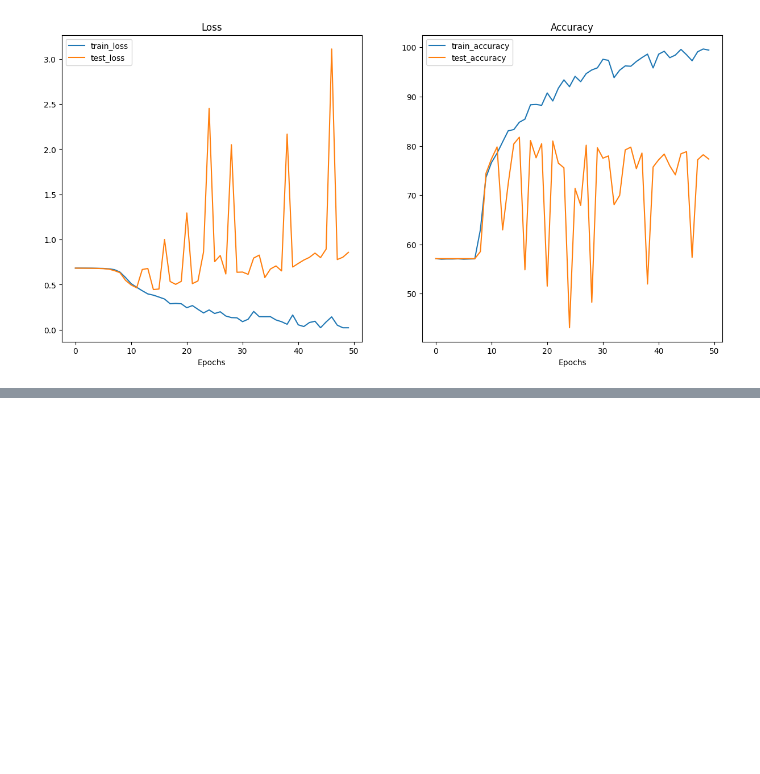
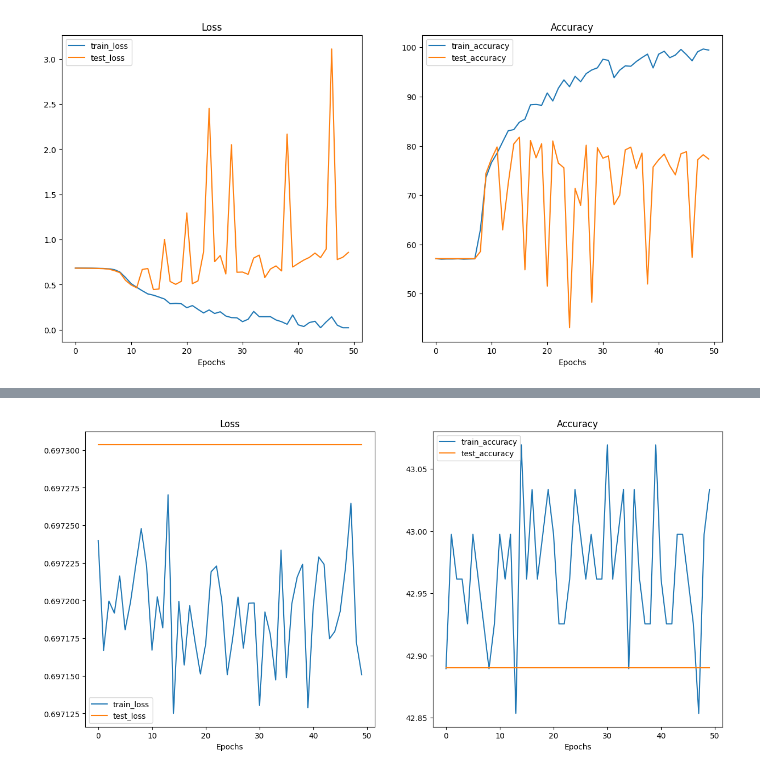
Before and after one commit to Adarsh0047/Machine-Learning-Classification, a Jupyter notebook: neural_nets/02_train_networks.ipynb, the cells around one changed output, grey strips where cells are left out. Saved outputs shown, nothing was run; the diff lists cells and outputs as text; code cells hidden in the pictures; blank space fills up the shorter version.

Commit message:
added pytorch simple glove training

```diff
--- a/neural_nets/02_train_networks.ipynb
+++ b/neural_nets/02_train_networks.ipynb
@@ -240,0 +317,9 @@ plot_loss_curves(results)
+# %%
+train_dataset = TensorDataset(X_train_tensor, y_train_tensor)
+test_dataset = TensorDataset(X_test_tensor, y_test_tensor)
+batch_size = 32
+train_dataloader = DataLoader(train_dataset, batch_size=batch_size, shuffle=True)
+test_dataloader = DataLoader(test_dataset, batch_size=batch_size, shuffle=False)
+print(f"Dataloaders: {train_dataloader, test_dataloader}")
+print(f"Length of train dataloader: {len(train_dataloader)} batches of {batch_size}")
+print(f"Length of test dataloader: {len(test_dataloader)} batches of {batch_size}")
@@ -240,0 +330,2 @@ plot_loss_curves(results)
+# %%
+model_1 = NeuralNetwork(input_size=300)
@@ -240,0 +344,6 @@ plot_loss_curves(results)
+# %%
+model_1 = model_1.to(device)
+# %%
+loss_fn = torch.nn.BCEWithLogitsLoss()
+optimizer = torch.optim.SGD(params=model.parameters(),
+                            lr=0.01)
@@ -240,0 +415,4 @@ plot_loss_curves(results)
+# %%
+plot_loss_curves(results)
+# %% [output]
+[figure, added]
```
Also changed, not shown: parts of 16 cells of this notebook.
